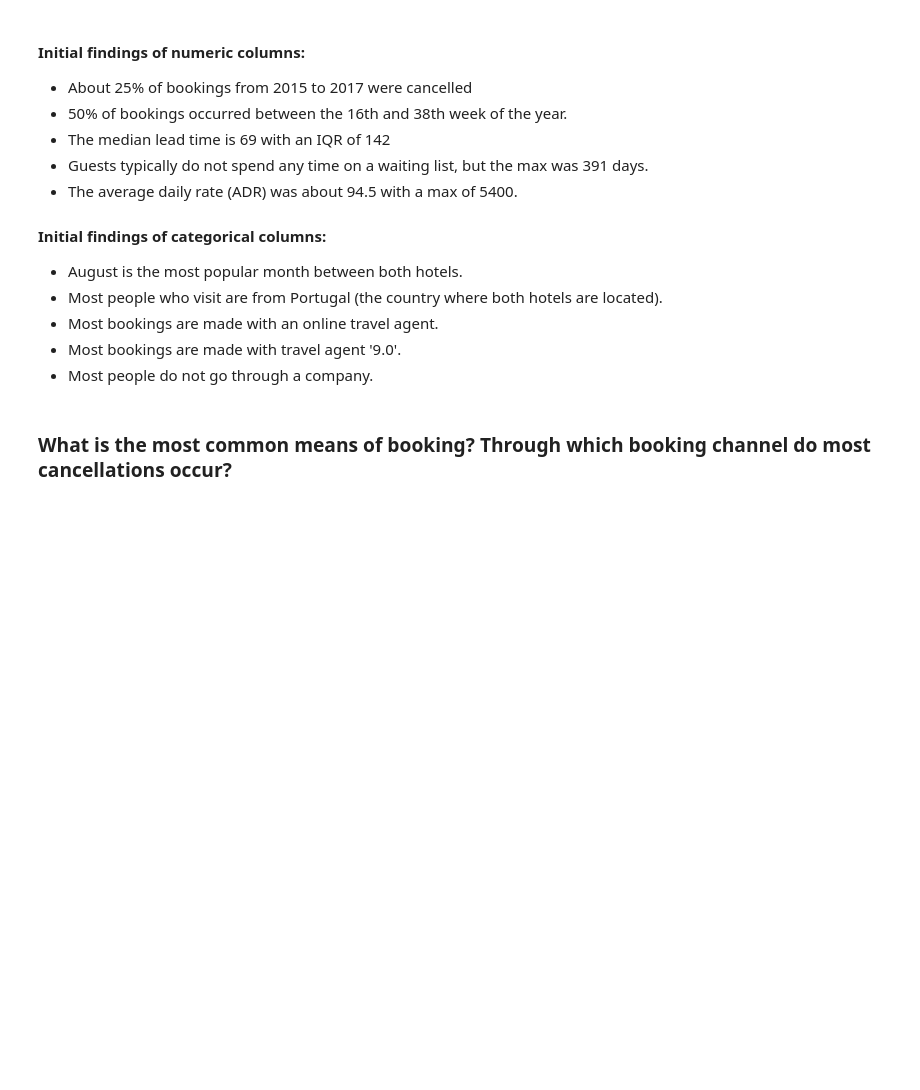
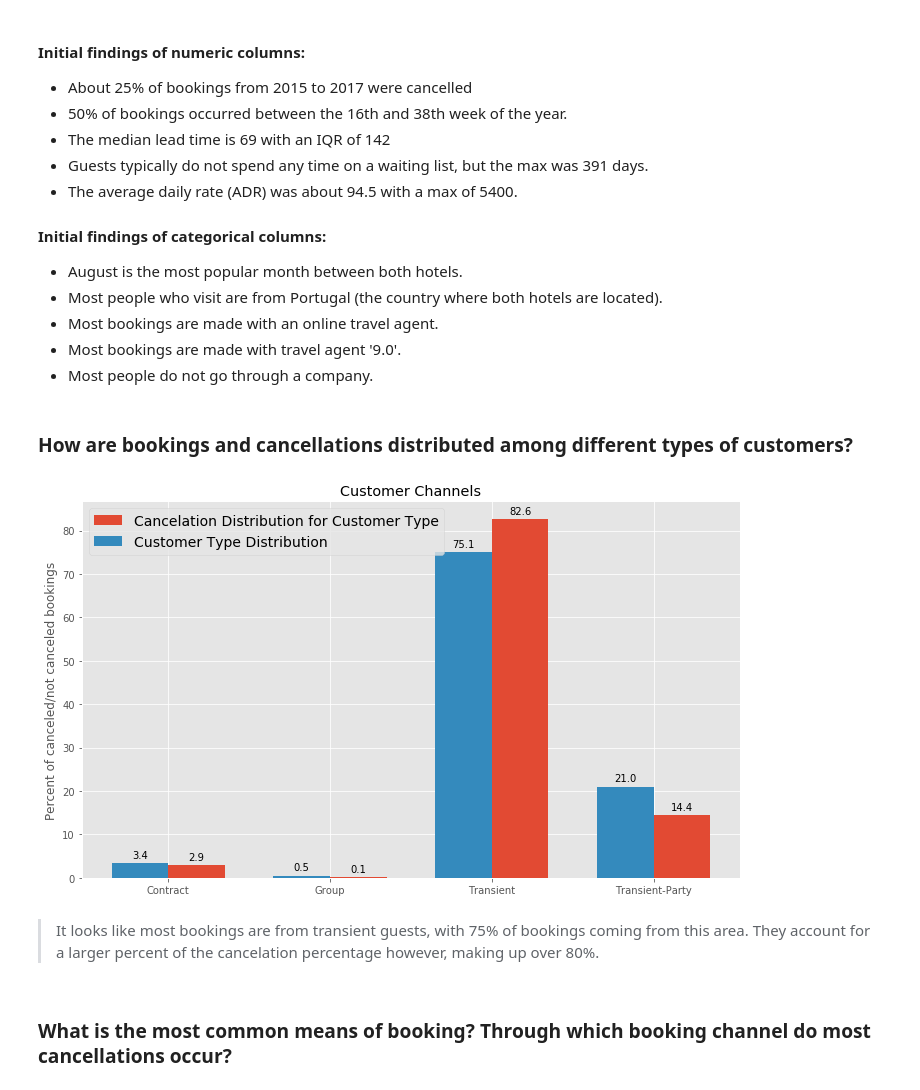
Before and after one commit to bashoori/Predicting_Hotel_Cancellations, a Jupyter notebook: Jupyter_Notebooks/Exploratory_data_analysis.ipynb, the cells around one changed output. Drawn from its saved outputs; the diff is of its cells as text; code cells hidden in the pictures; blank space fills up the shorter version.

```diff
--- a/Jupyter_Notebooks/Exploratory_data_analysis.ipynb
+++ b/Jupyter_Notebooks/Exploratory_data_analysis.ipynb
@@ -67,6 +68,46 @@ hotels.describe(include=[np.number]).T
   - Most bookings are made with an online travel agent.
   - Most bookings are made with travel agent '9.0'.
   - Most people do not go through a company.
+# %% [markdown]
+### How are bookings and cancellations distributed among different types of customers?
+# %%
+# Percent of canceled bookings by market segment
+canceled_pct = round(100*hotels[hotels.is_canceled == 1].customer_type\
+                                                        .value_counts(normalize = True, sort = False)\
+                                                        .sort_index(), 1)
+# Percent of bookings from each market segment
+customer_type_pct = round(100*hotels.customer_type\
+                                     .value_counts(normalize = True, sort = False)\
+                                     .sort_index(), 1)
+# %%
+# set axis labels for market_segment options
+labels = list(canceled_pct.index)
+x = np.arange(len(labels))
+width = 0.35
+
+# Create bar chart
+fig, ax = plt.subplots(figsize=(10, 6))
+ct_canceled = ax.bar(x + width/2, canceled_pct, width, label = 'Cancelation Distribution for Customer Type')
+ct_not_canceled = ax.bar(x - width/2, customer_type_pct, width, label = 'Customer Type Distribution')
+
+# Add some text for labels, title and custom x-axis tick labels, etc.
+ax.set_ylabel('Percent of canceled/not canceled bookings')
+ax.set_title('Customer Channels')
+ax.set_xticks(x)
+ax.set_xticklabels(labels)
+ax.legend(fontsize = 14)
+
+# Label bar height with autolabel
+autolabel(ct_canceled)
+autolabel(ct_not_canceled)
+
+fig.tight_layout()
+
+plt.show()
+# %% [output]
+[figure, added]
+# %% [markdown]
+> It looks like most bookings are from transient guests, with 75% of bookings coming from this area. They account for a larger percent of the cancelation percentage however, making up over 80%.
 # %% [markdown]
 ### What is the most common means of booking? Through which booking channel do most cancellations occur?
 # %%
```
Also changed, not shown: parts of 14 cells of this notebook, 34 other files.
